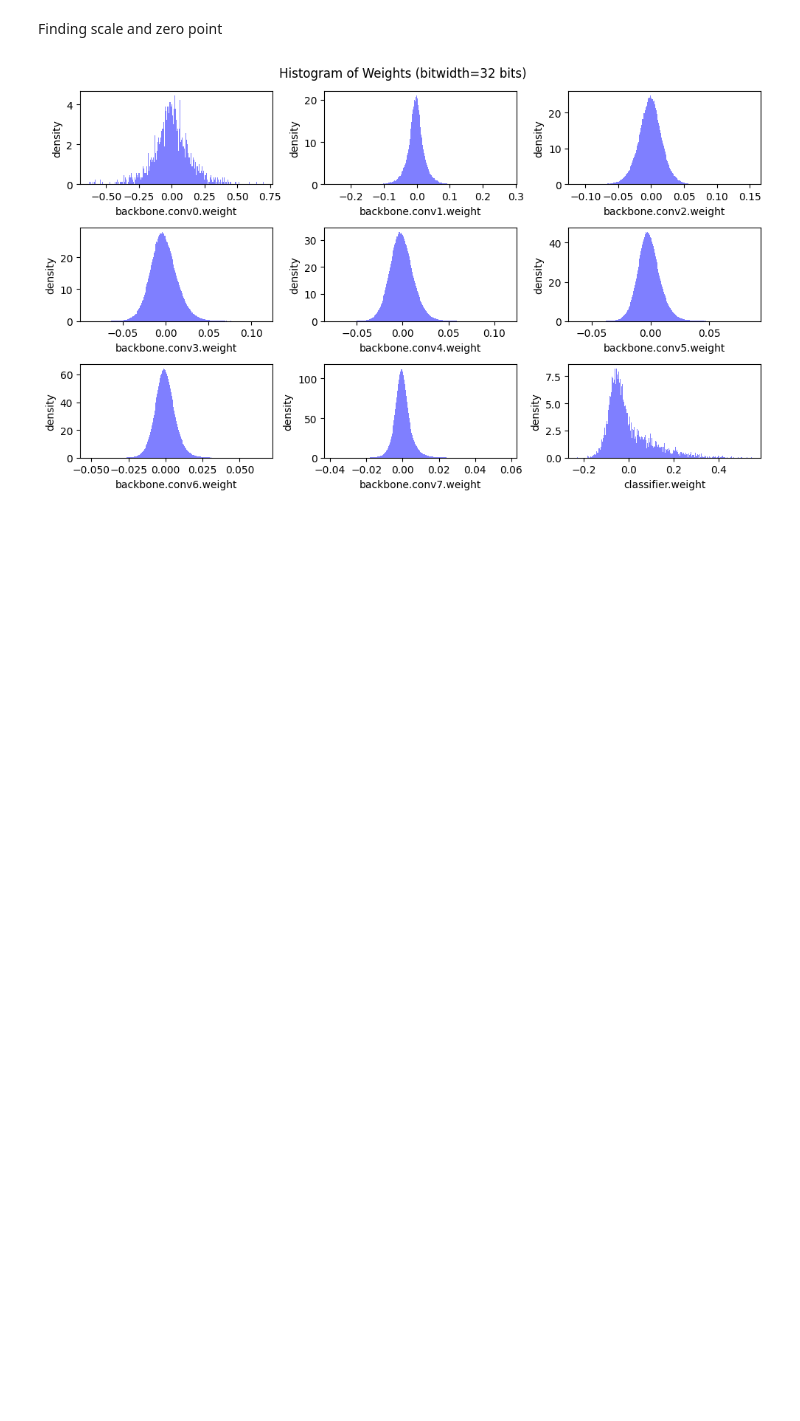
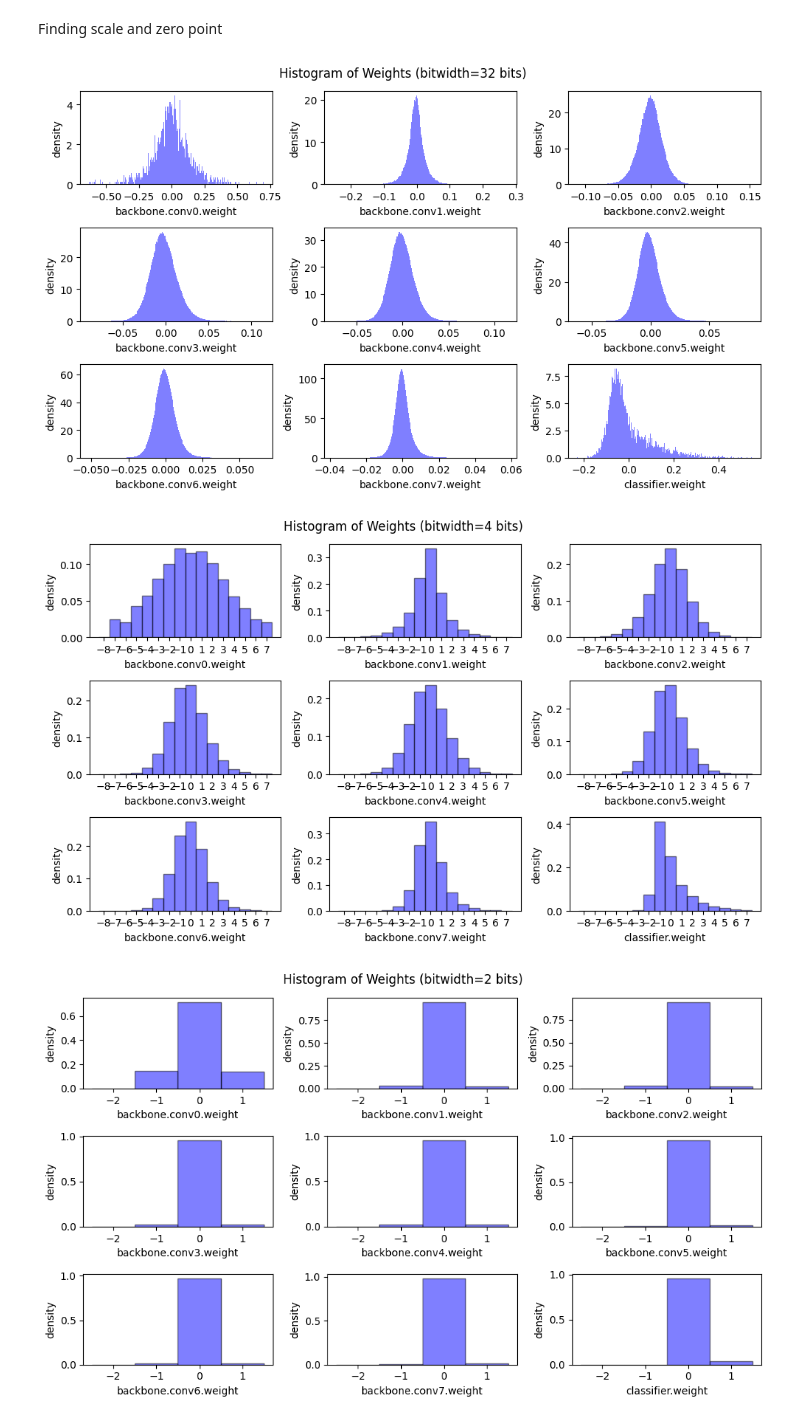
Before and after one commit to Kowshikh-10/Pytorch-, a Jupyter notebook: Untitled4.ipynb, the cells around one changed output. Cells and saved outputs as stored; diff of their text form; code cells hidden in the pictures; blank space fills up the shorter version.

```diff
--- a/Untitled4.ipynb
+++ b/Untitled4.ipynb
@@ -503,0 +518,40 @@ plot_weight_distribution(model)
+# %%
+def linear_quantize_weight_per_channel(tensor, bitwidth):
+    """
+    linear quantization for weight tensor
+        using different scales and zero_points for different output channels
+    :param tensor: [torch.(cuda.)Tensor] floating weight to be quantized
+    :param bitwidth: [int] quantization bit width
+    :return:
+        [torch.(cuda.)Tensor] quantized tensor
+        [torch.(cuda.)Tensor] scale tensor
+        [int] zero point (which is always 0)
+    """
+    dim_output_channels = 0
+    num_output_channels = tensor.shape[dim_output_channels]
+    scale = torch.zeros(num_output_channels, device=tensor.device)
+    for oc in range(num_output_channels):
+        _subtensor = tensor.select(dim_output_channels, oc)
+        _scale = get_quantization_scale_for_weight(_subtensor, bitwidth)
+        scale[oc] = _scale
+    scale_shape = [1] * tensor.dim()
+    scale_shape[dim_output_channels] = -1
+    scale = scale.view(scale_shape)
+    quantized_tensor = linear_quantize(tensor, bitwidth, scale, zero_point=0)
+    return quantized_tensor, scale, 0
+# %%
+@torch.no_grad()
+def peek_linear_quantization():
+    for bitwidth in [4, 2]:
+        for name, param in model.named_parameters():
+            if param.dim() > 1:
+                quantized_param, scale, zero_point = \
+                    linear_quantize_weight_per_channel(param, bitwidth)
+                param.copy_(quantized_param)
+        plot_weight_distribution(model, bitwidth)
+        recover_model()
+
+peek_linear_quantization()
+# %% [output]
+[figure, added]
+[figure, added]
```
Also changed, not shown: parts of 4 cells of this notebook.
